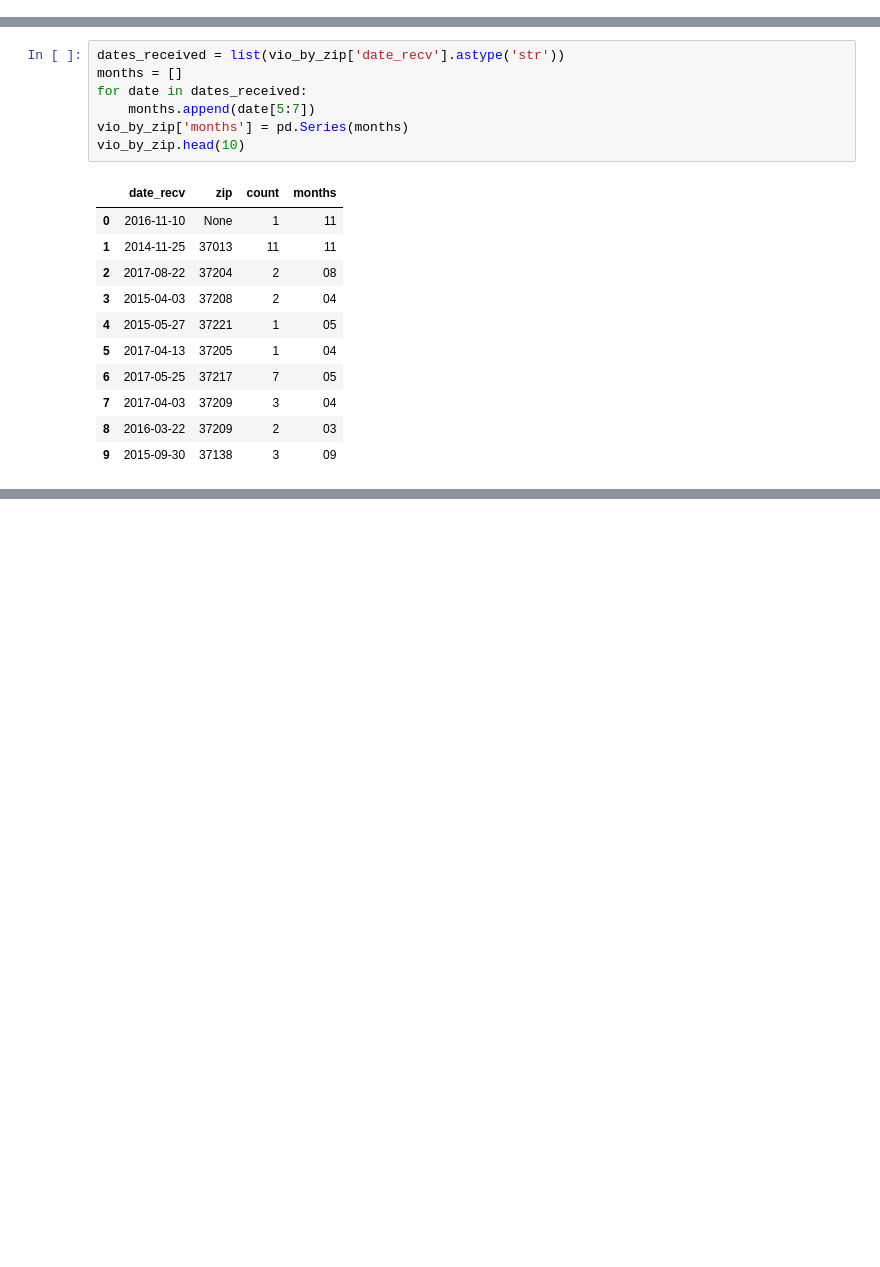
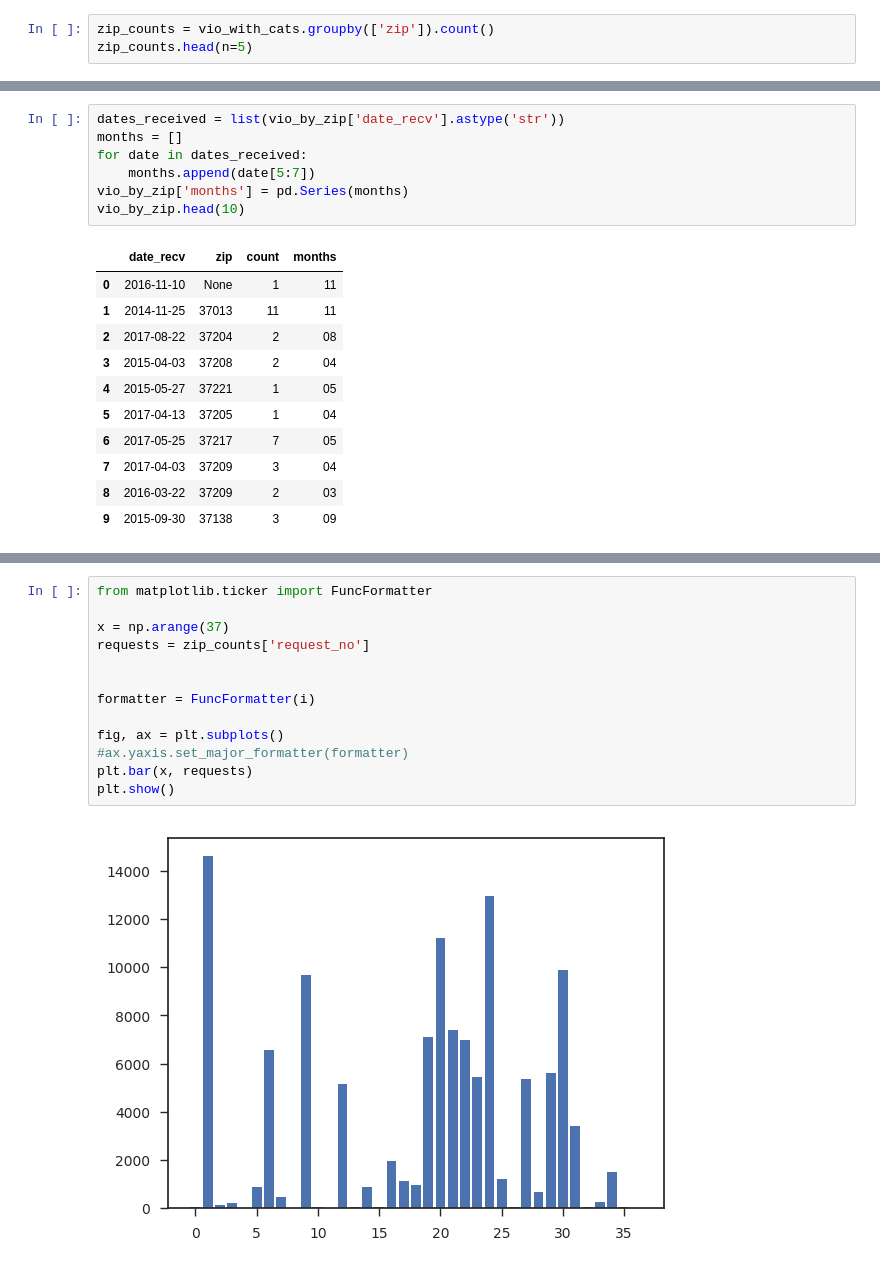
Before and after one commit to DataScienceBS/data-question-2-tornado-bombers, a Jupyter notebook: DQ2_SQL into Python.ipynb, the cells around one changed output, grey strips where cells are left out. Saved outputs shown, nothing was run; the diff lists cells and outputs as text; blank space fills up the shorter version.

```diff
--- a/DQ2_SQL into Python.ipynb
+++ b/DQ2_SQL into Python.ipynb
@@ -641,0 +659,3 @@ dtype: int64
+# %%
+zip_counts = vio_with_cats.groupby(['zip']).count()
+zip_counts.head(n=5)
@@ -805,0 +871,15 @@ plt.show()
+# %%
+from matplotlib.ticker import FuncFormatter
+
+x = np.arange(37)
+requests = zip_counts['request_no']
+
+
+formatter = FuncFormatter(i)
+
+fig, ax = plt.subplots()
+#ax.yaxis.set_major_formatter(formatter)
+plt.bar(x, requests)
+plt.show()
+# %% [output]
+[figure, added]
```
Also changed, not shown: parts of 14 cells of this notebook, 1 other file.
